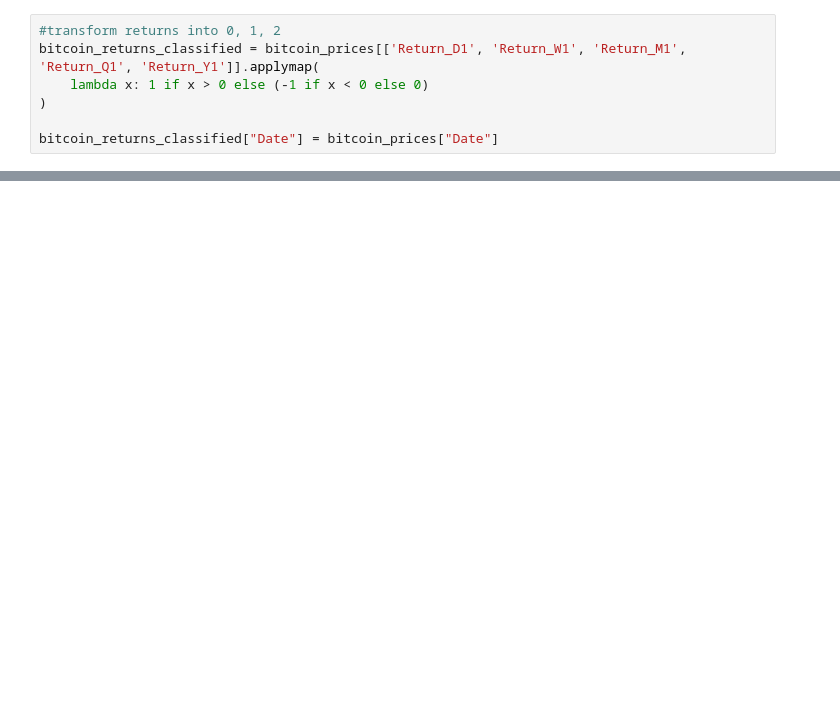
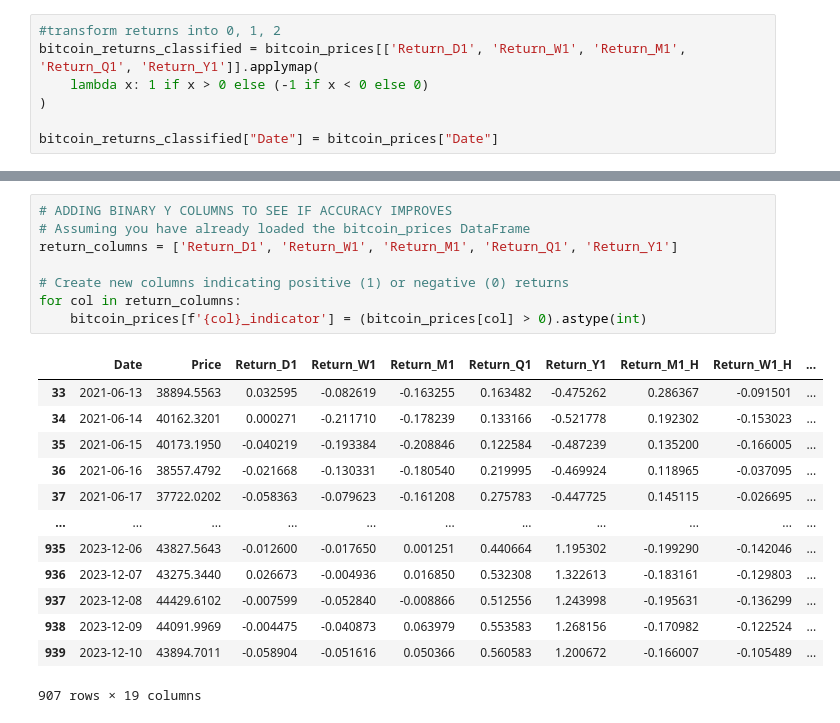
Before and after one commit to bgatesson/fml_final_project, a Jupyter notebook: sentiment_agreement.ipynb, the cells around one changed output, grey strips where cells are left out. Saved outputs shown, nothing was run; the diff lists cells and outputs as text; blank space fills up the shorter version.

```diff
--- a/sentiment_agreement.ipynb
+++ b/sentiment_agreement.ipynb
@@ -213,0 +336,22 @@ Next Year: -0.1863
+# %%
+# ADDING BINARY Y COLUMNS TO SEE IF ACCURACY IMPROVES
+# Assuming you have already loaded the bitcoin_prices DataFrame
+return_columns = ['Return_D1', 'Return_W1', 'Return_M1', 'Return_Q1', 'Return_Y1']
+
+# Create new columns indicating positive (1) or negative (0) returns
+for col in return_columns:
+    bitcoin_prices[f'{col}_indicator'] = (bitcoin_prices[col] > 0).astype(int)
+# %% [output]
+|  | Date | Price | Return_D1 | Return_W1 | Return_M1 | Return_Q1 | Return_Y1 | Return_M1_H | Return_W1_H | ... |
+| 33 | 2021-06-13 | 38894.5563 | 0.032595 | -0.082619 | -0.163255 | 0.163482 | -0.475262 | 0.286367 | -0.091501 | ... |
+| 34 | 2021-06-14 | 40162.3201 | 0.000271 | -0.211710 | -0.178239 | 0.133166 | -0.521778 | 0.192302 | -0.153023 | ... |
+| 35 | 2021-06-15 | 40173.1950 | -0.040219 | -0.193384 | -0.208846 | 0.122584 | -0.487239 | 0.135200 | -0.166005 | ... |
+| 36 | 2021-06-16 | 38557.4792 | -0.021668 | -0.130331 | -0.180540 | 0.219995 | -0.469924 | 0.118965 | -0.037095 | ... |
+| 37 | 2021-06-17 | 37722.0202 | -0.058363 | -0.079623 | -0.161208 | 0.275783 | -0.447725 | 0.145115 | -0.026695 | ... |
+| ... | ... | ... | ... | ... | ... | ... | ... | ... | ... | ... |
+| 935 | 2023-12-06 | 43827.5643 | -0.012600 | -0.017650 | 0.001251 | 0.440664 | 1.195302 | -0.199290 | -0.142046 | ... |
+| 936 | 2023-12-07 | 43275.3440 | 0.026673 | -0.004936 | 0.016850 | 0.532308 | 1.322613 | -0.183161 | -0.129803 | ... |
+| 937 | 2023-12-08 | 44429.6102 | -0.007599 | -0.052840 | -0.008866 | 0.512556 | 1.243998 | -0.195631 | -0.136299 | ... |
+| 938 | 2023-12-09 | 44091.9969 | -0.004475 | -0.040873 | 0.063979 | 0.553583 | 1.268156 | -0.170982 | -0.122524 | ... |
+| 939 | 2023-12-10 | 43894.7011 | -0.058904 | -0.051616 | 0.050366 | 0.560583 | 1.200672 | -0.166007 | -0.105489 | ... |
+907 rows × 19 columns
```
Also changed, not shown: parts of 49 cells of this notebook, 5 other files.
